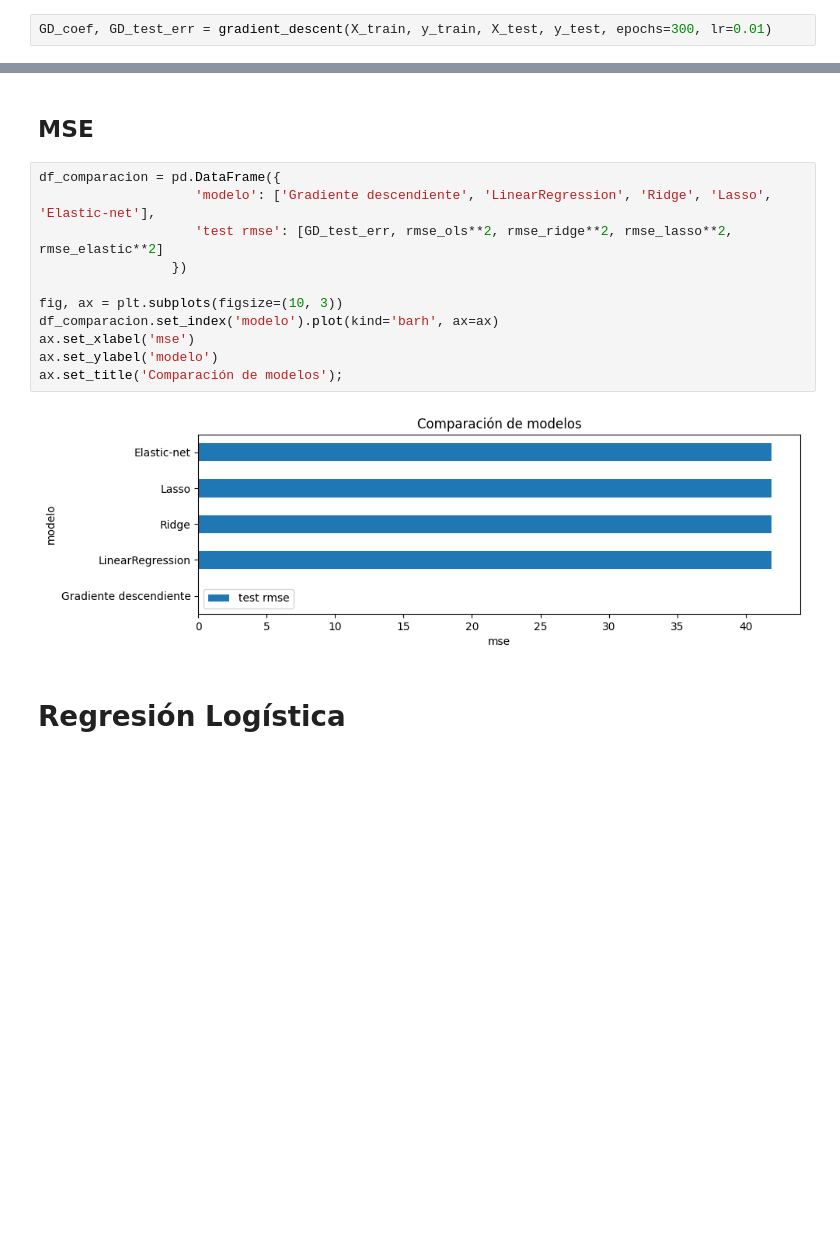
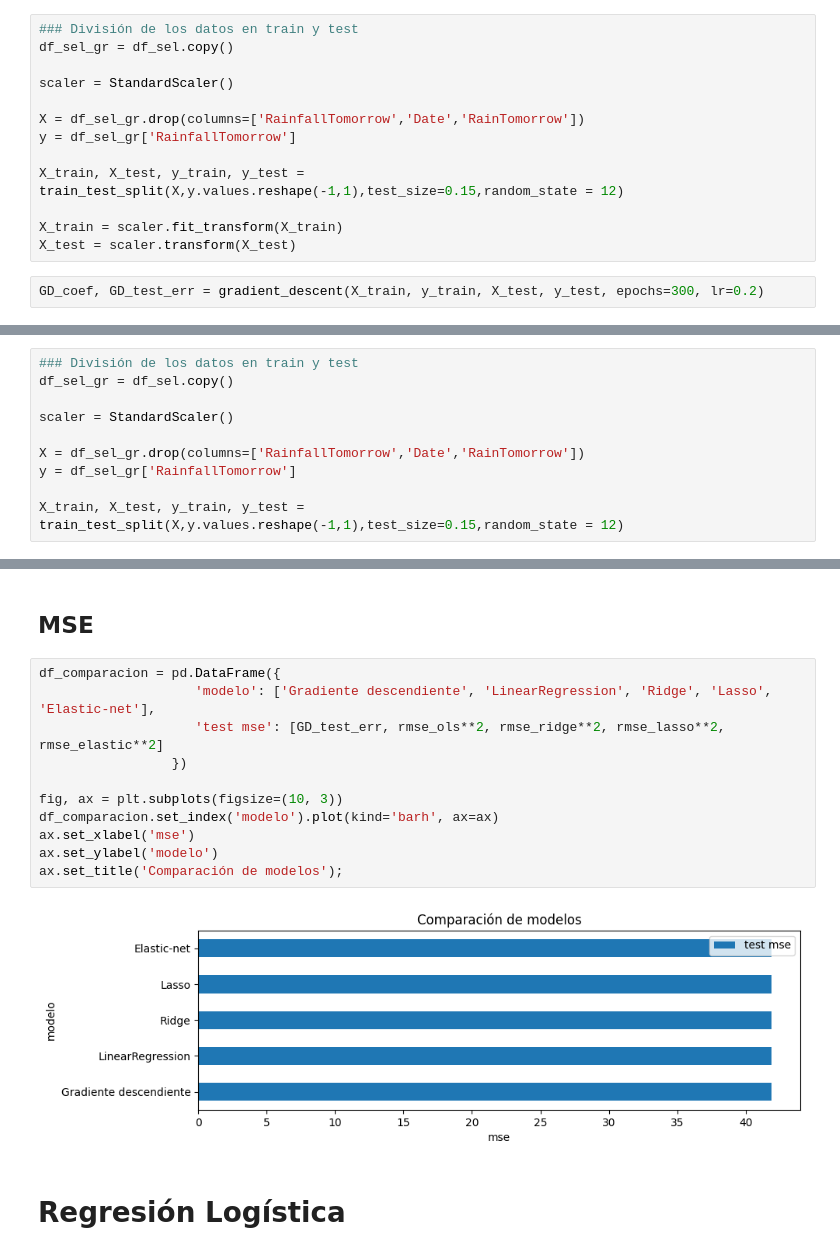
Before and after one commit to euglpz/AA1, a Jupyter notebook: AA1_TP_Lopez_Pistelli.ipynb, the cells around one changed output, grey strips where cells are left out. Cells and saved outputs as stored; diff of their text form; blank space fills up the shorter version.

```diff
--- a/AA1_TP_Lopez_Pistelli.ipynb
+++ b/AA1_TP_Lopez_Pistelli.ipynb
@@ -904,6 +907,19 @@ def mini_batch_gradient_descent(X_train, y_train, X_test, y_test, lr=0.01, epoch
     return W
 # %% [markdown]
 ## Aplicación
+# %%
+### División de los datos en train y test
+df_sel_gr = df_sel.copy()
+
+scaler = StandardScaler()
+
+X = df_sel_gr.drop(columns=['RainfallTomorrow','Date','RainTomorrow'])
+y = df_sel_gr['RainfallTomorrow']
+
+X_train, X_test, y_train, y_test = train_test_split(X,y.values.reshape(-1,1),test_size=0.15,random_state = 12)
+
+X_train = scaler.fit_transform(X_train)
+X_test = scaler.transform(X_test)
 # %%
-GD_coef, GD_test_err = gradient_descent(X_train, y_train, X_test, y_test, epochs=300, lr=0.01)
+GD_coef, GD_test_err = gradient_descent(X_train, y_train, X_test, y_test, epochs=300, lr=0.2)
 # %% [output]
@@ -941,6 +957,16 @@ nan
 #Regularización
 # %% [markdown]
 ## Ridge Regression
+# %%
+### División de los datos en train y test
+df_sel_gr = df_sel.copy()
+
+scaler = StandardScaler()
+
+X = df_sel_gr.drop(columns=['RainfallTomorrow','Date','RainTomorrow'])
+y = df_sel_gr['RainfallTomorrow']
+
+X_train, X_test, y_train, y_test = train_test_split(X,y.values.reshape(-1,1),test_size=0.15,random_state = 12)
 # %%
 # Creación y entrenamiento del modelo. Scikit-Learn usa Cross Validation para encontrar el valor óptimo de alpha
 # (lambda en los desarrollos de teoría). Puede ser problemático con series de tiempo.
@@ -1289,16 +1331,16 @@ ax.set_title('Comparación de modelos');
 # %%
 df_comparacion = pd.DataFrame({
                     'modelo': ['Gradiente descendiente', 'LinearRegression', 'Ridge', 'Lasso', 'Elastic-net'],
-                    'test rmse': [GD_test_err, rmse_ols**2, rmse_ridge**2, rmse_lasso**2, rmse_elastic**2]
+                    'test mse': [GD_test_err, rmse_ols**2, rmse_ridge**2, rmse_lasso**2, rmse_elastic**2]
                  })
 
 fig, ax = plt.subplots(figsize=(10, 3))
 df_comparacion.set_index('modelo').plot(kind='barh', ax=ax)
 ax.set_xlabel('mse')
 ax.set_ylabel('modelo')
 ax.set_title('Comparación de modelos');
 # %% [output]
-[figure, old version]
+[figure, new version]
 # %% [markdown]
 # Regresión Logística
 # %%
```
Also changed, not shown: parts of 67 cells of this notebook.
